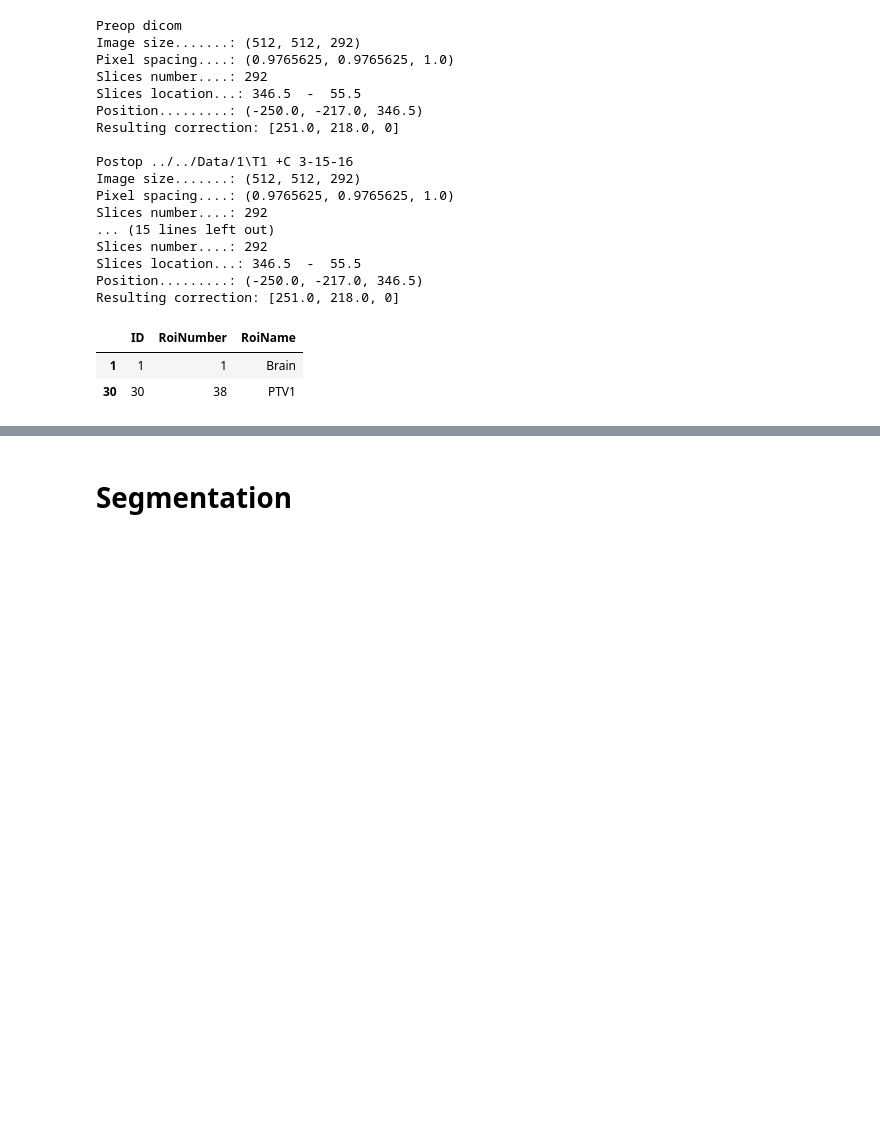
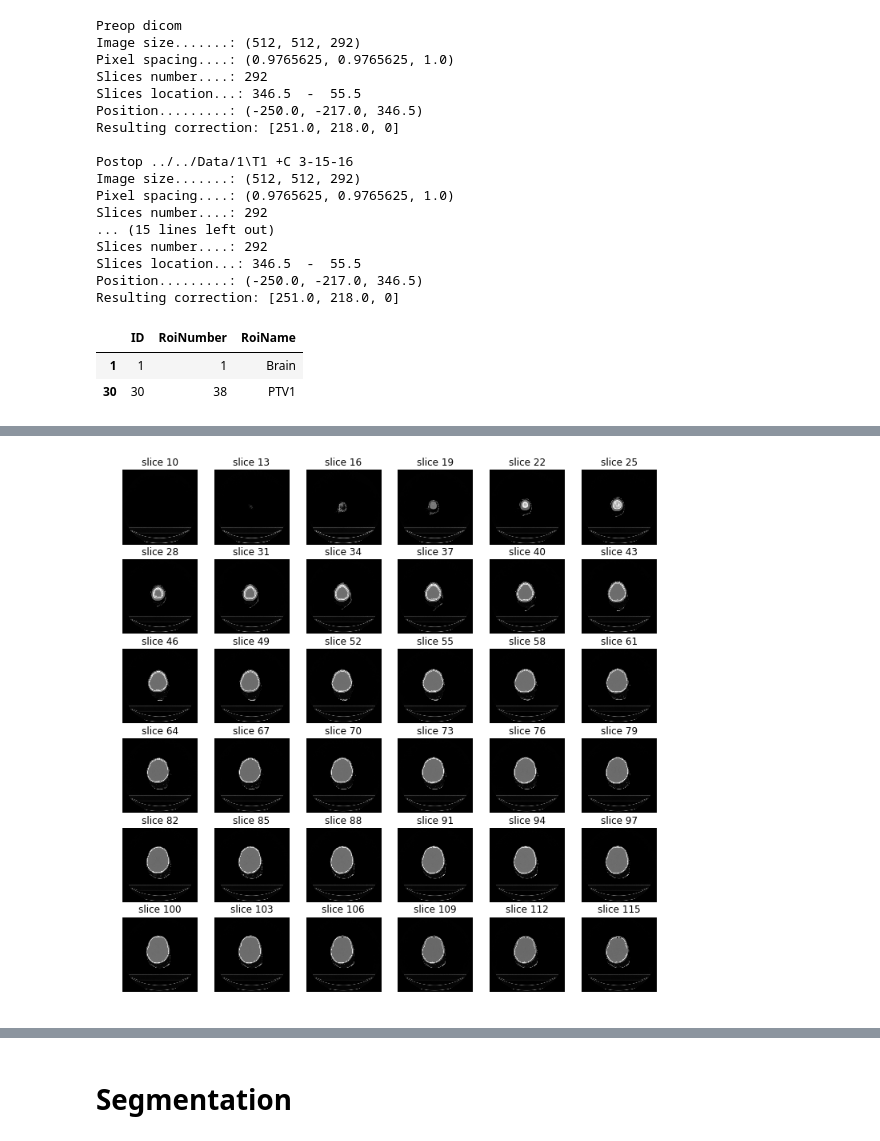
Before and after one commit to CarolineMagg/KidsBrainProject, a Jupyter notebook: data_preprocessing/active_contour_draft.ipynb, the cells around one changed output, grey strips where cells are left out. Saved outputs shown, nothing was run; the diff lists cells and outputs as text; code cells hidden in the pictures; blank space fills up the shorter version.

```diff
--- a/data_preprocessing/active_contour_draft.ipynb
+++ b/data_preprocessing/active_contour_draft.ipynb
@@ -129,0 +126,5 @@ data.show_overlays(ind,struct)
+# %%
+# visualize slices of pre op
+data.show_slices2D(data.get_pre_images())
+# %% [output]
+[figure, added]
```
Also changed, not shown: parts of 14 cells of this notebook, 2 other files.
